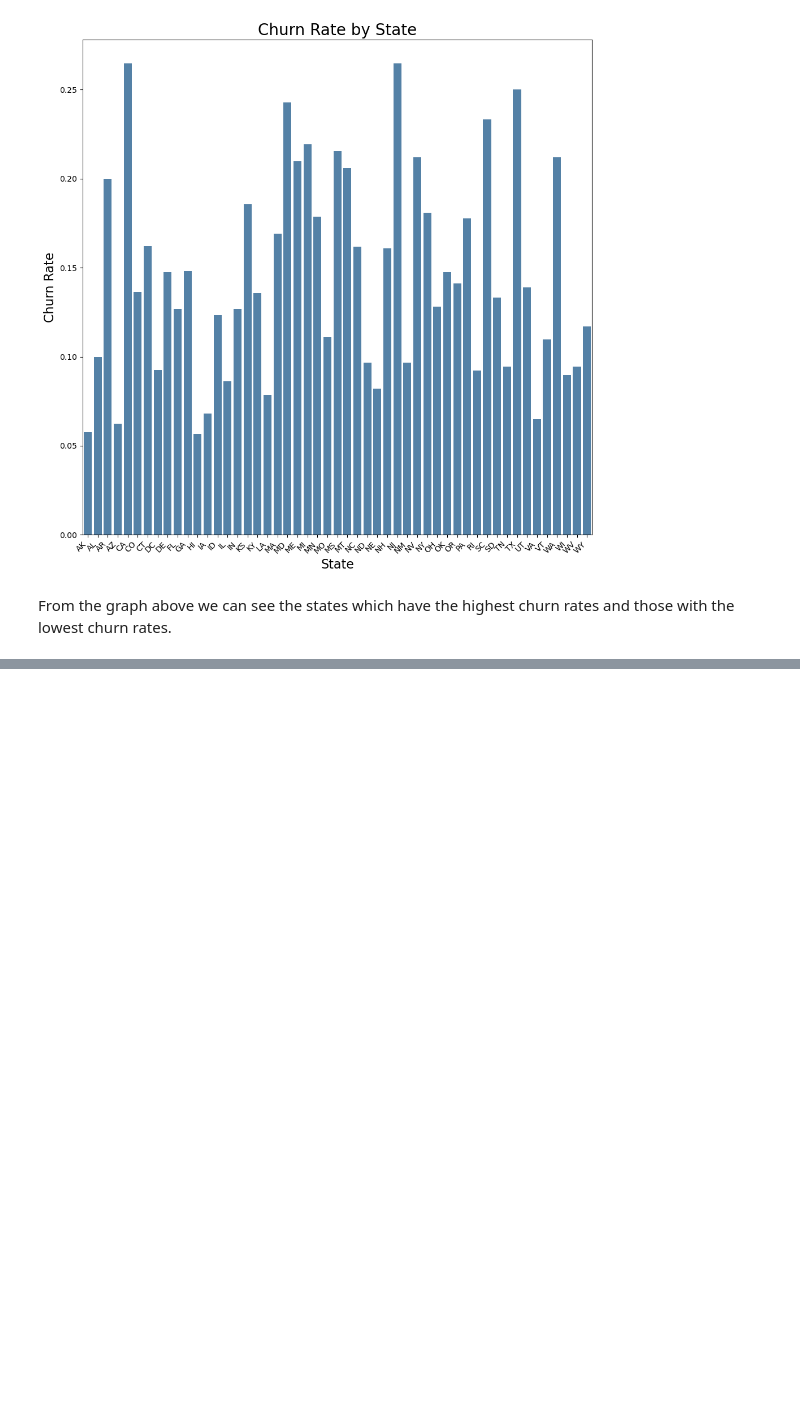
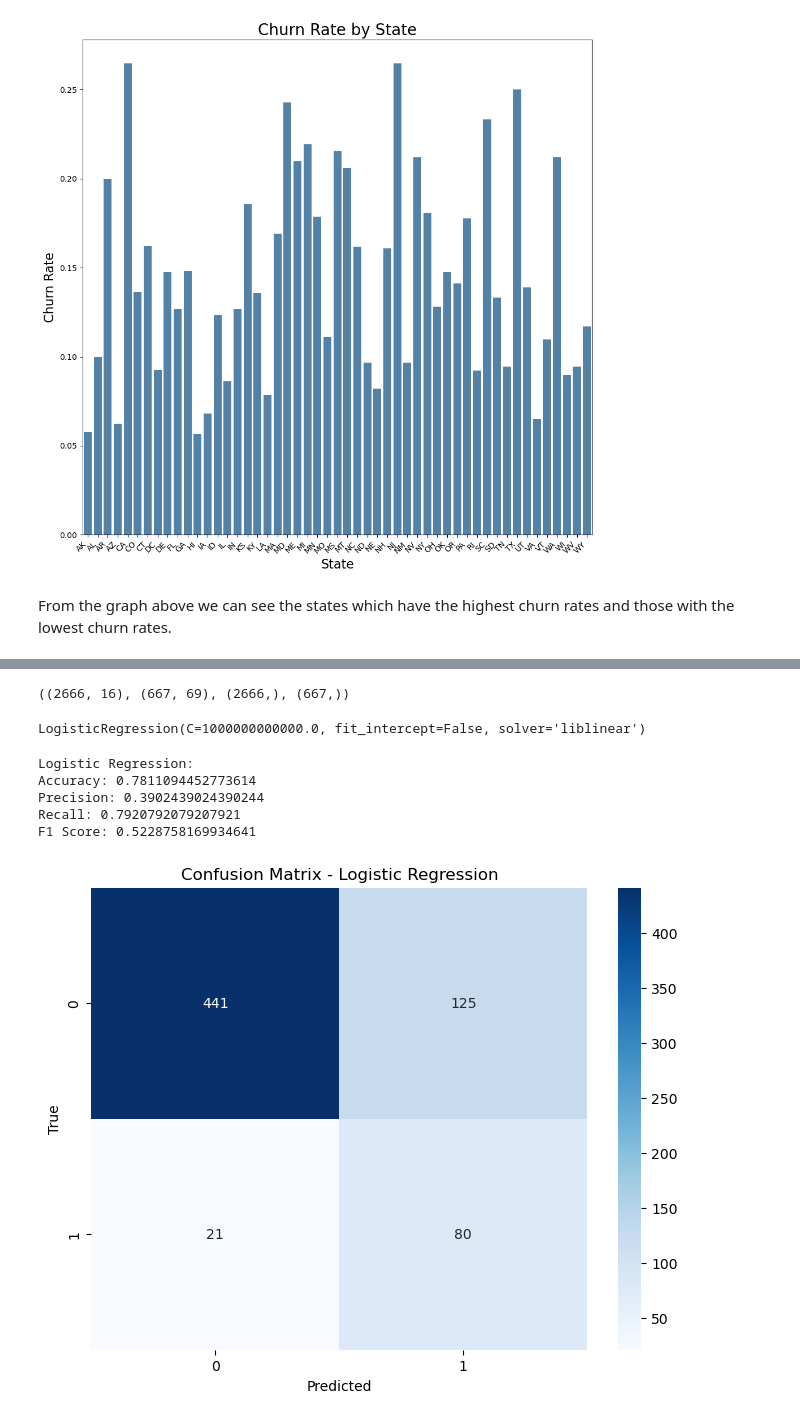
Before and after one commit to SilviaGworit/dsc-phase-3-project-, a Jupyter notebook: Student.ipynb, the cells around one changed output, grey strips where cells are left out. Cells and saved outputs as stored; diff of their text form; code cells hidden in the pictures; blank space fills up the shorter version.

Commit message:
creating the baseline model

```diff
--- a/Student.ipynb
+++ b/Student.ipynb
@@ -244,0 +330,54 @@ From the graph above we can see the states which have the highest churn rates an
+# %%
+# concatenate everything together
+X_train_full = pd.concat([X_train_scaled, X_train_ohe], axis=1)
+X_test_full = pd.concat([X_test_scaled, X_test_ohe], axis=1)
+# %%
+X_train.shape, X_test_full.shape, y_train.shape, y_test.shape
+# %% [output]
+((2666, 16), (667, 69), (2666,), (667,))
+# %%
+# Instantiate SMOTE
+smote = SMOTE(random_state=42)
+
+# Oversample the minority class
+X_train_resampled, y_train_resampled = smote.fit_resample(X_train_full, y_train)
+# %%
+# Fit our model
+logreg = LogisticRegression(fit_intercept=False, C=1e12, solver='liblinear')
+model_log = logreg.fit(X_train_resampled, y_train_resampled)
+model_log
+# %% [output]
+LogisticRegression(C=1000000000000.0, fit_intercept=False, solver='liblinear')
+# %%
+# evaluation of our model
+
+y_pred = logreg.predict(X_test_full)
+
+
+accuracy = accuracy_score(y_test, y_pred)
+precision = precision_score(y_test, y_pred)
+recall = recall_score(y_test, y_pred)
+f1 = f1_score(y_test, y_pred)
+
+print('Logistic Regression:')
+print('Accuracy:', accuracy)
+print('Precision:', precision)
+print('Recall:', recall)
+print('F1 Score:', f1)
+# %% [output]
+Logistic Regression:
+Accuracy: 0.7811094452773614
+Precision: 0.3902439024390244
+Recall: 0.7920792079207921
+F1 Score: 0.5228758169934641
+# %%
+# correlation matrix
+cm = confusion_matrix(y_test, y_pred)
+plt.figure(figsize=(8, 6))
+sns.heatmap(cm, annot=True, cmap='Blues', fmt='d')
+plt.title('Confusion Matrix - Logistic Regression')
+plt.xlabel('Predicted')
+plt.ylabel('True')
+plt.show()
+# %% [output]
+[figure, added]
```
Also changed, not shown: parts of 12 cells of this notebook.
